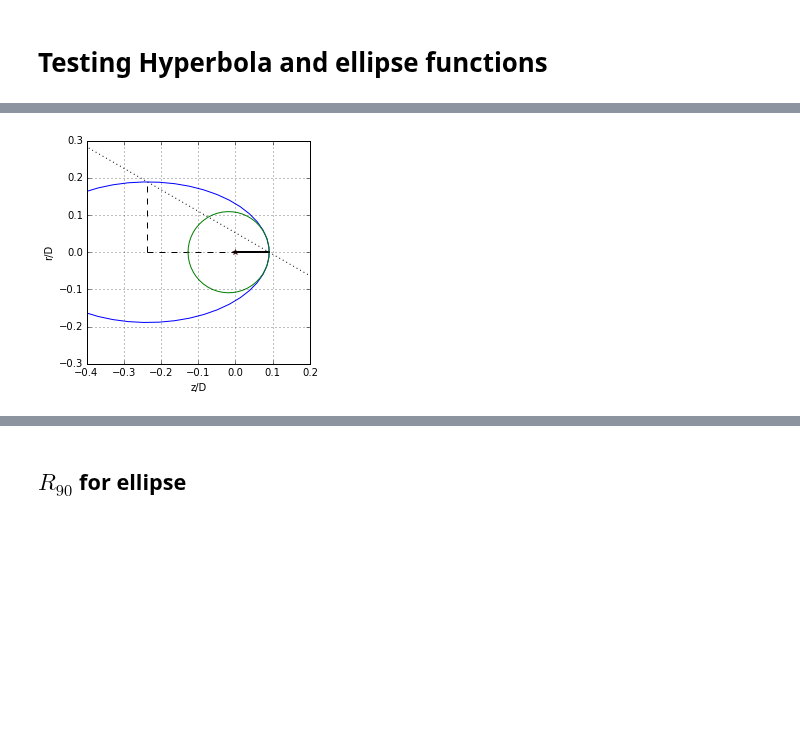
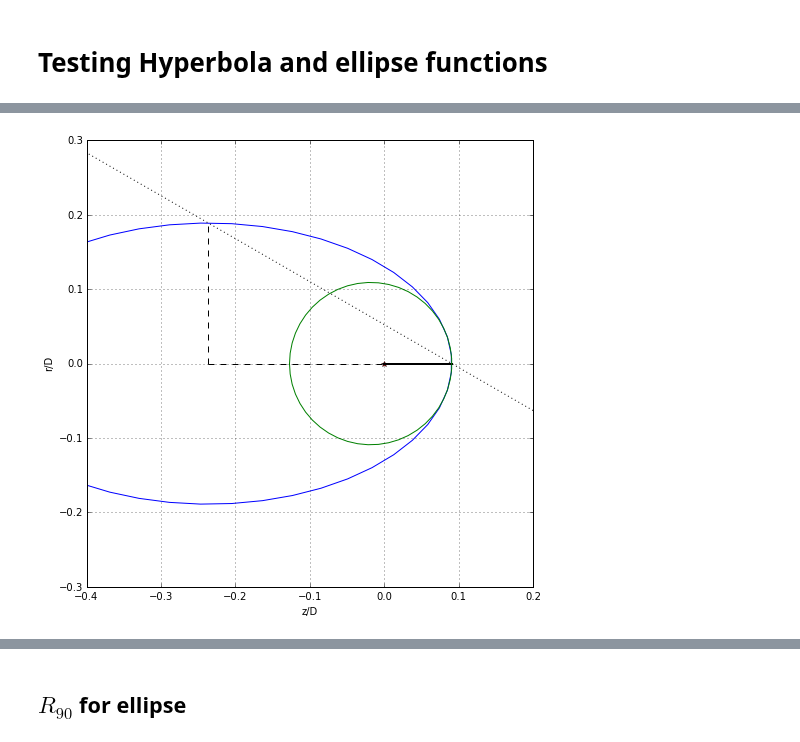
Before and after one commit to will-henney/bowshock-shape, a Jupyter notebook: papers/Paper1/conic_analysis.ipynb, the cells around one changed output, grey strips where cells are left out. Cells and saved outputs as stored; diff of their text form; code cells hidden in the pictures; blank space fills up the shorter version.

Commit message:
Made the figures larger to have more space between labels

```diff
--- a/papers/Paper1/conic_analysis.ipynb
+++ b/papers/Paper1/conic_analysis.ipynb
@@ -39,23 +39,25 @@ x0e = ae - R0
 x0h = -ah-R0
 # %%
 xe,ye = ae*np.cos(t) -x0e,be*np.sin(t)
+fig = plt.figure()
 plt.plot(xe,ye)
 plt.plot([0.0],[0.0],"r*")
 plt.plot([0,R0],[0,0],"k-",lw=2)
 plt.plot([-x0e,-x0e+ae],[0,0],"k--")
 plt.plot([-x0e,-x0e],[0,be],"k--")
 plt.plot(Rc*np.cos(np.linspace(-np.pi,np.pi))-Rc+R0,Rc*np.sin(np.linspace(-np.pi,np.pi)))
 m_as = -be/(ae)
 as_line = m_as*np.linspace(-0.5,0.5) +m_as*x0e+be
 plt.plot(np.linspace(-0.5,0.5),as_line, "k:")
 plt.xlim(-0.4,0.2)
 plt.ylim(-0.3,0.3)
 plt.grid()
 plt.gca().set_aspect("equal",adjustable="box")
 plt.xlabel("z/D")
 plt.ylabel("r/D")
-plt.savefig("ellipse_py.pdf");
+fig.set_size_inches(8,8)
+fig.savefig("ellipse_py.pdf");
 # %% [output]
-[figure, old version]
+[figure, new version]
 # %%
 xh,yh = -ah*np.cosh(t) -x0h,bh*np.sinh(t)
```
Also changed, not shown: parts of 1 cell of this notebook, 4 other files.
